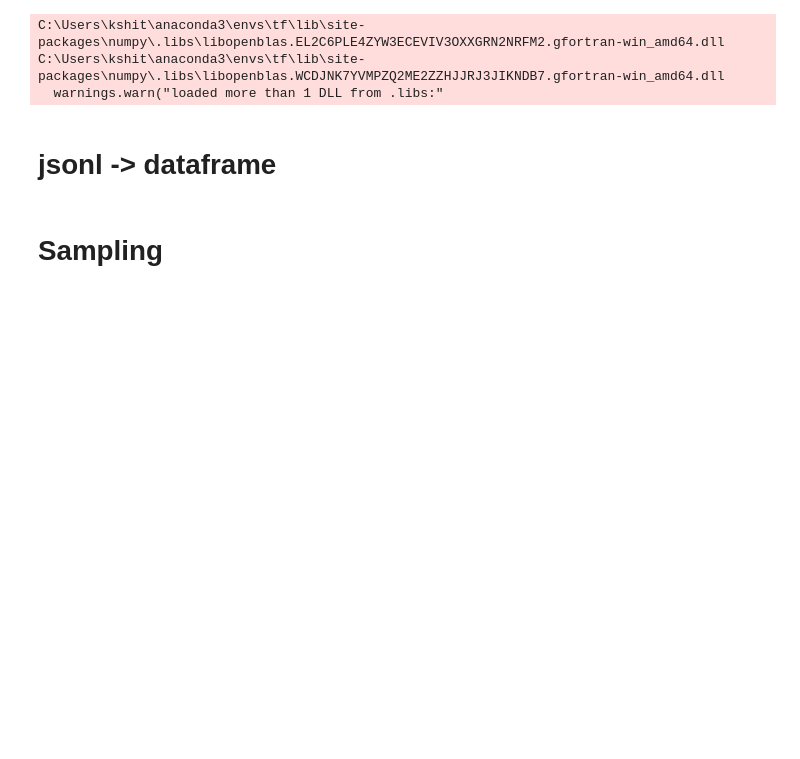
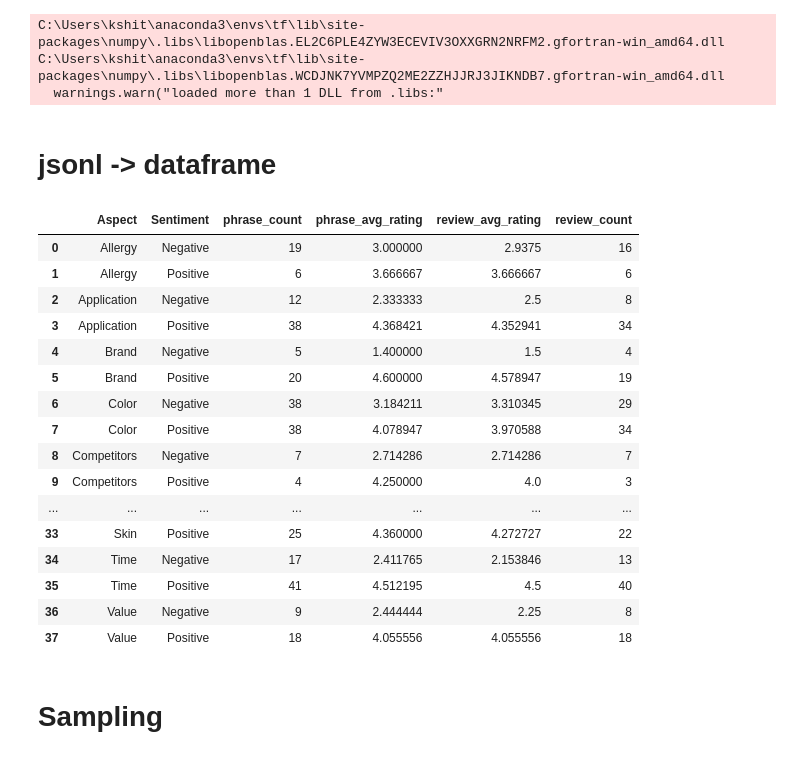
Before and after one commit to KshitizKumawat/moksh.io, a Jupyter notebook: moksh.ipynb, the cells around one changed output. Drawn from its saved outputs; the diff is of its cells as text; code cells hidden in the pictures; blank space fills up the shorter version.

```diff
--- a/moksh.ipynb
+++ b/moksh.ipynb
@@ -45,9 +45,9 @@ def jsonl_to_phdf(client,jsonl_name): #'P1_all.jsonl'
     #DataFrame is made to remove the reviews which are passed in gpt3 multiple times.
     #We're taking those reviews which have most number of phrases extracted
     jos = pd.DataFrame(jos)
-    jos = jos[jos[cl[client]].apply(lambda x:len(x))!=0]
-    jos['nl'] = jos[cl[client]].apply(lambda x:len(x))
-    jos = jos.sort_values(['id','nl']).drop_duplicates(['id'],keep='last')
+#     jos = jos[jos[cl[client]].apply(lambda x:len(x))!=0]
+#     jos['nl'] = jos[cl[client]].apply(lambda x:len(x))
+#     jos = jos.sort_values(['id','nl']).drop_duplicates(['id'],keep='last')
 
     #Generating final phrase dataframe
     resultList = []
@@ -60,8 +60,8 @@ def jsonl_to_phdf(client,jsonl_name): #'P1_all.jsonl'
             #Client specific operations are done here due to difference in Doccano Files.
             if client=='P1':
                 result["Review ID"] = str(jos["id"][i])
-                result["Date"] = jos["date"][i]
-                result["Rating"] = int(jos["rating"][i].split()[0])
+                result["Date"] = jos["Date"][i]
+                result["Rating"] = int(jos["Rating"][i].split()[0])
             elif client=='P4':
                 result["Review ID"] = 'P4R'+str(jos["id"][i])
                 result["Date"] = jsonObject["Date"]
@@ -80,4 +80,4 @@ def jsonl_to_phdf(client,jsonl_name): #'P1_all.jsonl'
     df.drop_duplicates(inplace=True)
     return df
 # %%
-df1 = jsonl_to_phdf(client='P1',jsonl_name='P1_all.jsonl')
+df1 = jsonl_to_phdf(client='P1',jsonl_name='all.jsonl')
@@ -92,3 +86,23 @@ df['Sentiment'] = df['Sentiment'].apply(lambda x:str(x.capitalize()))
+# %%
+summary_l2(df1.drop(['Date'],1))#.to_excel('summary_l2.xlsx',index=False)
+# %% [output]
+|  | Aspect | Sentiment | phrase_count | phrase_avg_rating | review_avg_rating | review_count |
+| 0 | Allergy | Negative | 19 | 3.000000 | 2.9375 | 16 |
+| 1 | Allergy | Positive | 6 | 3.666667 | 3.666667 | 6 |
+| 2 | Application | Negative | 12 | 2.333333 | 2.5 | 8 |
+| 3 | Application | Positive | 38 | 4.368421 | 4.352941 | 34 |
+| 4 | Brand | Negative | 5 | 1.400000 | 1.5 | 4 |
+| 5 | Brand | Positive | 20 | 4.600000 | 4.578947 | 19 |
+| 6 | Color | Negative | 38 | 3.184211 | 3.310345 | 29 |
+| 7 | Color | Positive | 38 | 4.078947 | 3.970588 | 34 |
+| 8 | Competitors | Negative | 7 | 2.714286 | 2.714286 | 7 |
+| 9 | Competitors | Positive | 4 | 4.250000 | 4.0 | 3 |
+| ... | ... | ... | ... | ... | ... | ... |
+| 33 | Skin | Positive | 25 | 4.360000 | 4.272727 | 22 |
+| 34 | Time | Negative | 17 | 2.411765 | 2.153846 | 13 |
+| 35 | Time | Positive | 41 | 4.512195 | 4.5 | 40 |
+| 36 | Value | Negative | 9 | 2.444444 | 2.25 | 8 |
+| 37 | Value | Positive | 18 | 4.055556 | 4.055556 | 18 |
 # %% [markdown]
 # Sampling
 # %%
```
Also changed, not shown: parts of 60 cells of this notebook, 1 other file.
